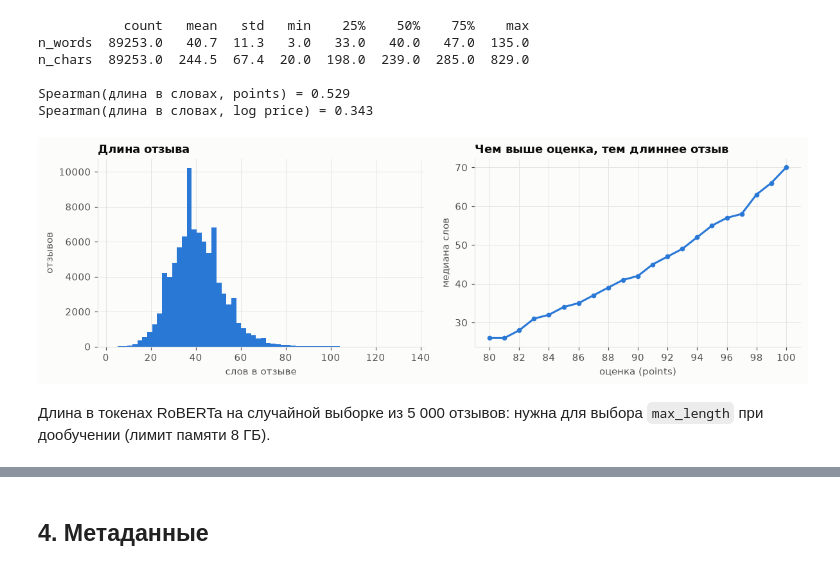
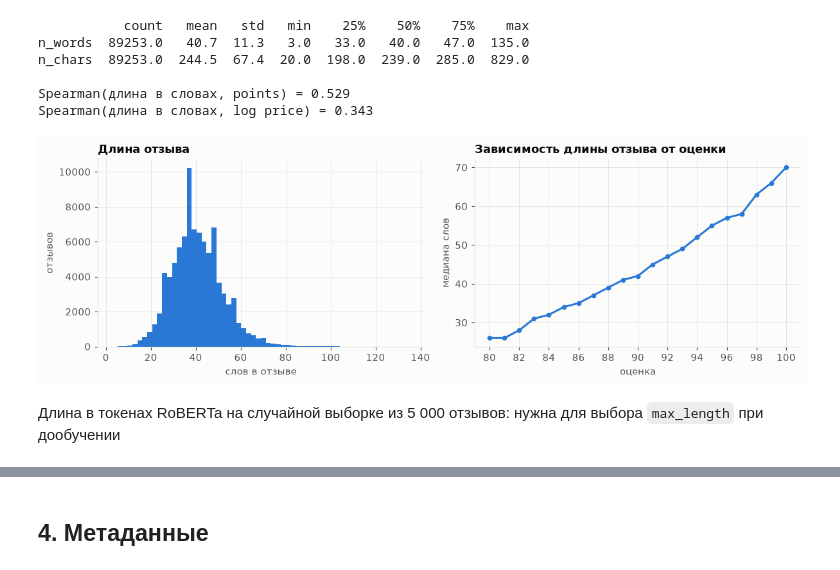
Before and after one commit to ITMO-NikitaGrishin/NLP_Final_Project, a Jupyter notebook: notebooks/01_eda.ipynb, the cells around one changed output, grey strips where cells are left out. Saved outputs shown, nothing was run; the diff lists cells and outputs as text; code cells hidden in the pictures.

```diff
--- a/notebooks/01_eda.ipynb
+++ b/notebooks/01_eda.ipynb
@@ -127,23 +114,23 @@ Spearman(длина в словах, log price) = 0.343
 # %%
 fig, axes = plt.subplots(1, 2, figsize=(11, 3.6))
 axes[0].hist(df["n_words"], bins=60, color=MAIN)
 axes[0].set_xlabel("слов в отзыве")
 axes[0].set_ylabel("отзывов")
 axes[0].set_title("Длина отзыва")
 
 len_by_pts = df.groupby(POINTS_COL)["n_words"].median()
 axes[1].plot(len_by_pts.index, len_by_pts.values, color=MAIN, marker="o", ms=4)
 axes[1].set_xticks(len_by_pts.index[::2])
-axes[1].set_xlabel("оценка (points)")
+axes[1].set_xlabel("оценка")
 axes[1].set_ylabel("медиана слов")
-axes[1].set_title("Чем выше оценка, тем длиннее отзыв")
+axes[1].set_title("Зависимость длины отзыва от оценки")
 fig.tight_layout()
 save(fig, "eda_text_length")
 plt.show()
 # %% [output]
-[figure, old version]
+[figure, new version]
 # %% [markdown]
-Длина в токенах RoBERTa на случайной выборке из 5 000 отзывов: нужна для выбора `max_length` при дообучении (лимит памяти 8 ГБ).
+Длина в токенах RoBERTa на случайной выборке из 5 000 отзывов: нужна для выбора `max_length` при дообучении
 # %%
 from transformers import AutoTokenizer
 
```
Also changed, not shown: parts of 11 cells of this notebook, 13 other files.
